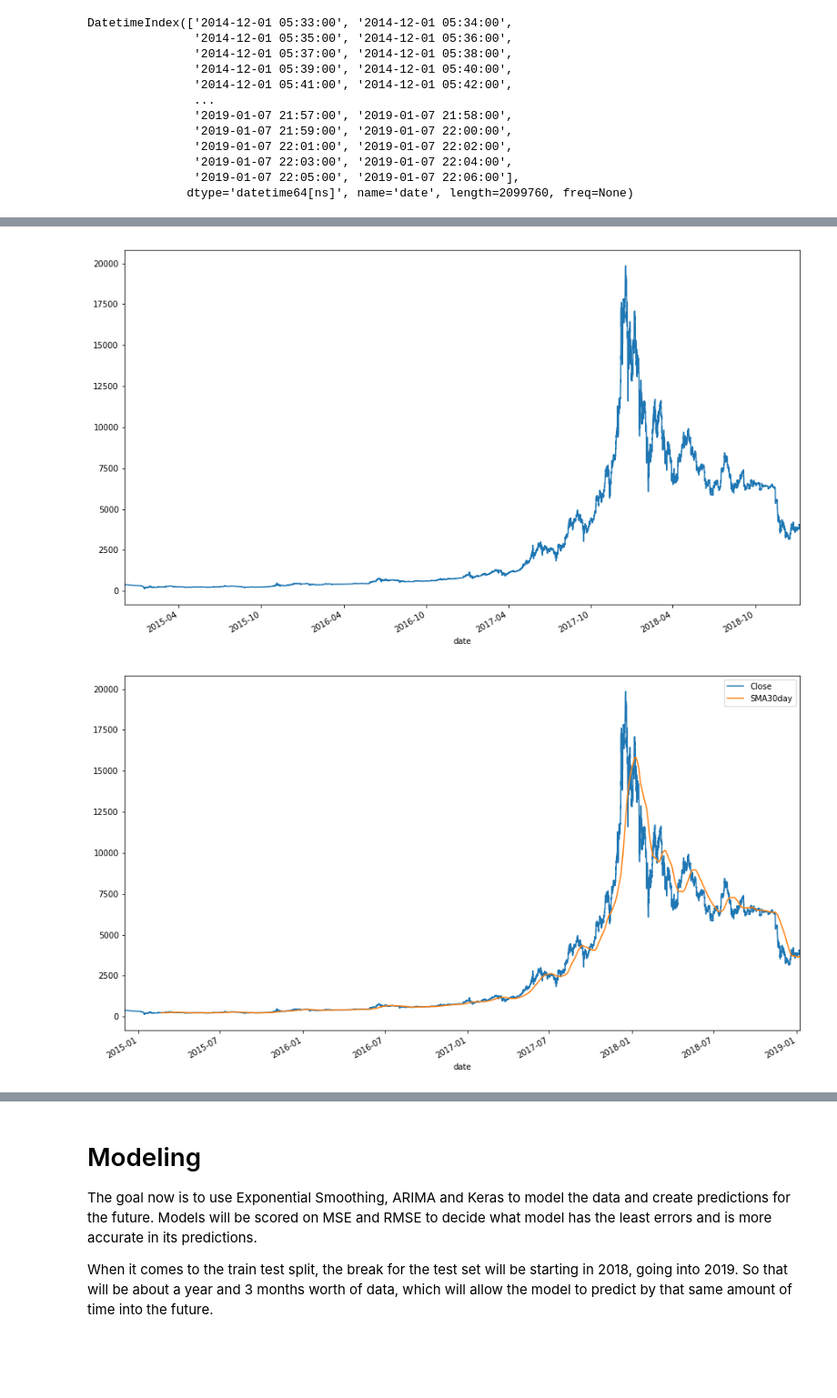
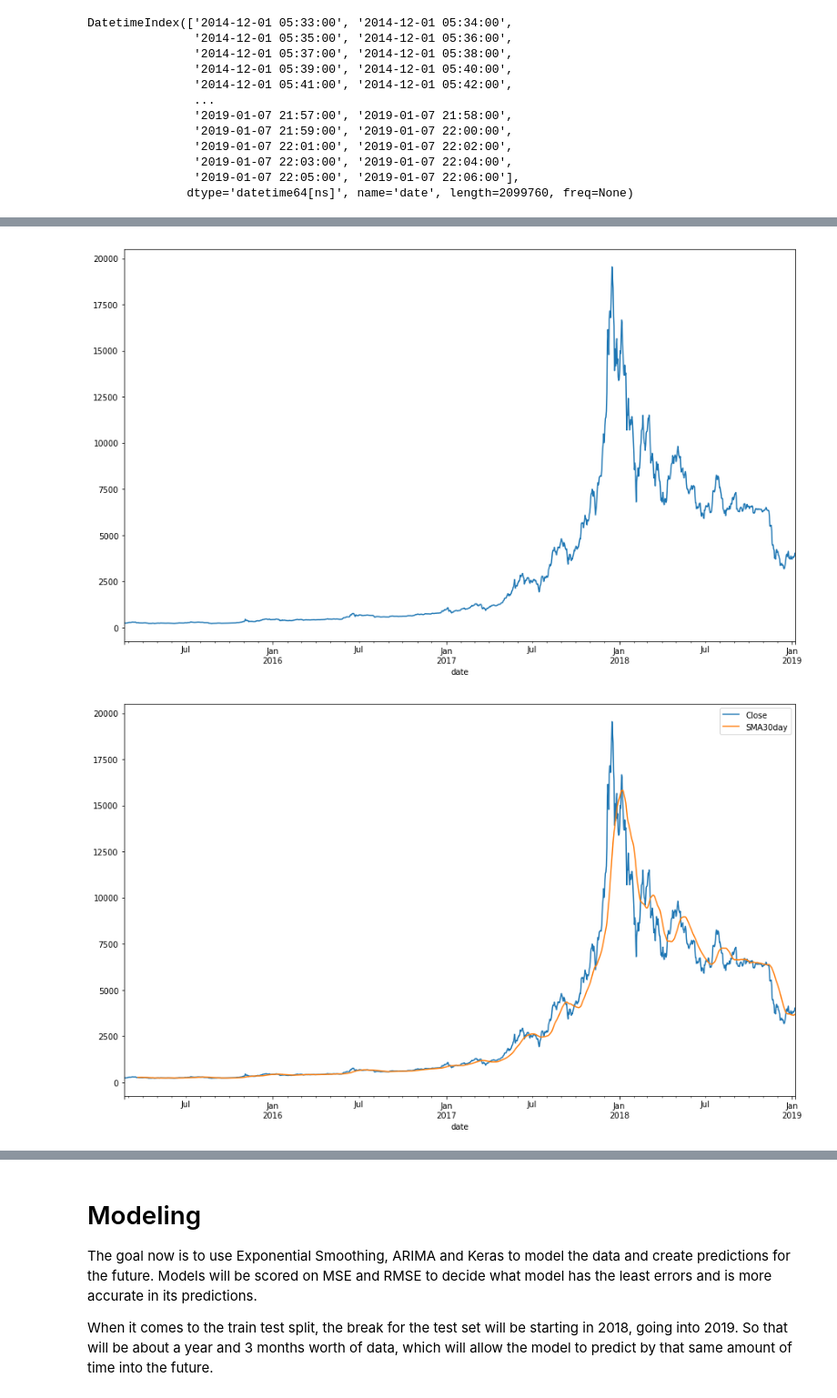
Before and after one commit to legomydiego/Thinkful-Final-Capstone, a Jupyter notebook: Final Capstone.ipynb, the cells around one changed output, grey strips where cells are left out. Shown: that part at 91% size. Cells and saved outputs as stored; diff of their text form; code cells hidden in the pictures; blank space fills up the shorter version.

```diff
--- a/Final Capstone.ipynb
+++ b/Final Capstone.ipynb
@@ -62,7 +62,7 @@ DatetimeIndex(['2014-12-01 05:33:00', '2014-12-01 05:34:00',
                '2019-01-07 22:05:00', '2019-01-07 22:06:00'],
               dtype='datetime64[ns]', name='date', length=2099760, freq=None)
 # %%
-df = df.resample(rule='H').mean()
+df = df.resample(rule='D').mean()
 # %%
 df.index
 # %% [output]
@@ -103,12 +104,12 @@ memory usage: 2.1 MB
 # %%
 df['Close'].plot(figsize=(15,9)).autoscale(axis='x',tight=True)
 # %% [output]
-[figure, old version]
+[figure, new version]
 # %%
 # Simple Moving Average
-df['SMA30day'] = df['Close'].rolling(window=720).mean()
+df['SMA30day'] = df['Close'].rolling(window=30).mean()
 df[['Close','SMA30day']].plot(figsize=(15,9), legend=True).autoscale(axis='x',tight=True)
 # %% [output]
-[figure, old version]
+[figure, new version]
 # %%
 # Exponentially Weighted Moving Average
```
Also changed, not shown: parts of 36 cells of this notebook, 1 other file.
